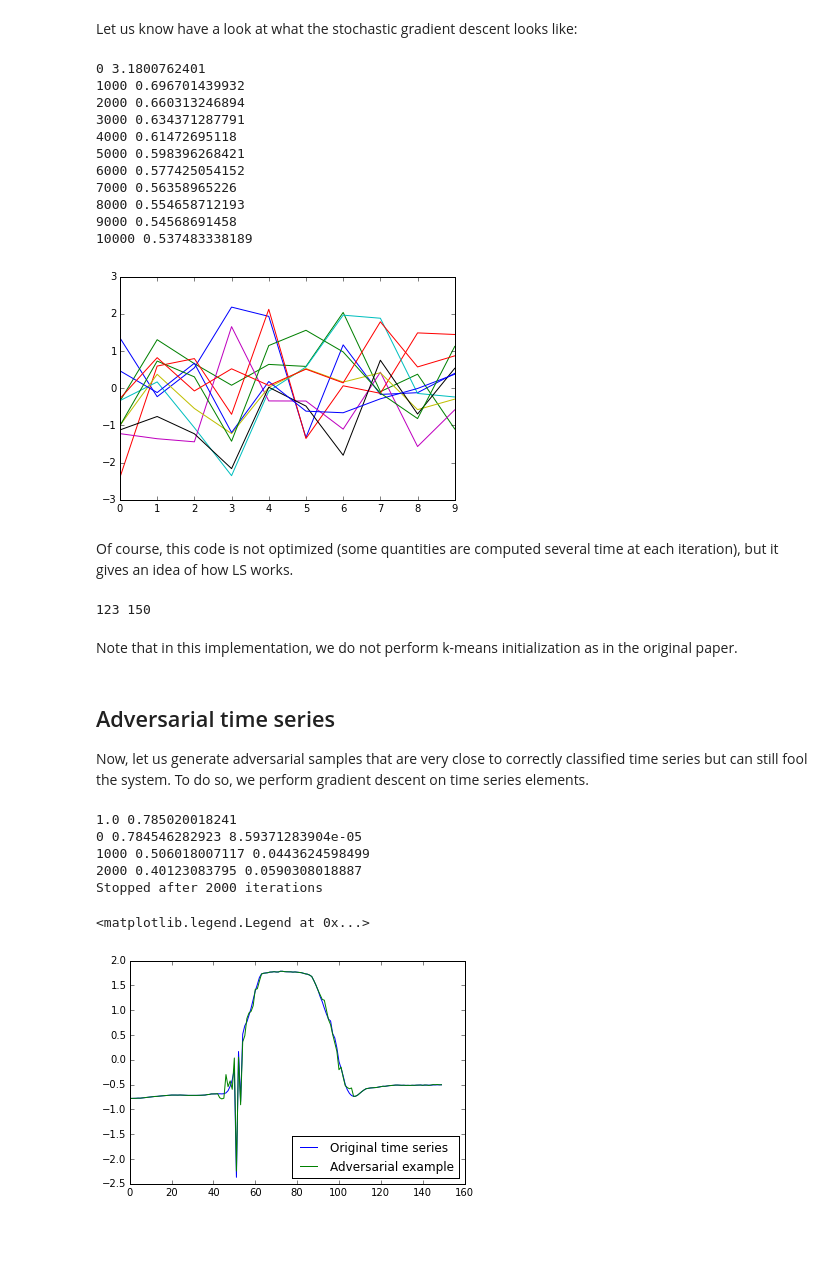
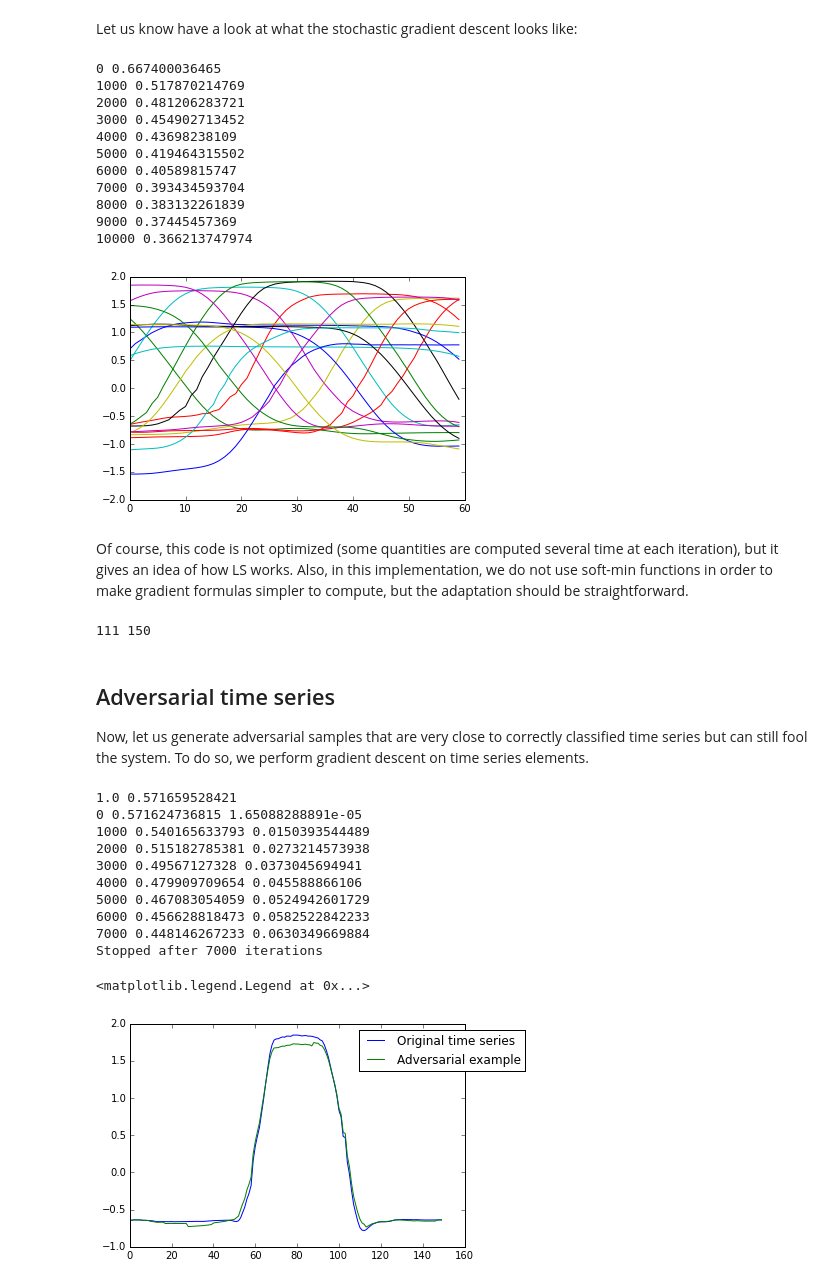
Before and after one commit to afcarl/Homework-1, a Jupyter notebook: pynb/learning_shapelets.ipynb, the cells around one changed output. Drawn from its saved outputs; the diff is of its cells as text; code cells hidden in the pictures; blank space fills up the shorter version.

Commit message:
Adversarial training for LS updated

```diff
--- a/pynb/learning_shapelets.ipynb
+++ b/pynb/learning_shapelets.ipynb
@@ -102,0 +96,17 @@ print(loss(x_train, y_train, shapelets, weights, lambda_w))
+# %%
+def init_shapelets_kmeans(time_series, K, L, n_draw=10000):
+    n_ts, ts_len, d = time_series.shape
+    indices_ts = numpy.random.choice(n_ts, size=n_draw, replace=True)
+    indices_time = numpy.random.choice(ts_len - L + 1, size=n_draw, replace=True)
+    subseries = numpy.zeros((n_draw, L, d))
+    for i in range(n_draw):
+        subseries[i] = time_series[indices_ts[i], indices_time[i]:indices_time[i] + L]
+    subseries = subseries.reshape((n_draw, L * d))
+    return KMeans(n_clusters=K).fit(subseries).cluster_centers_.reshape((K, L, d))
+
+n_shapelets = 20
+sz = 60
+lambda_w = 0.01
+shapelets = init_shapelets_kmeans(x_train, n_shapelets, sz)
+weights = numpy.random.randn(n_shapelets + 1)
+print(loss(x_train, y_train, shapelets, weights, lambda_w))
@@ -121,24 +133,24 @@ for i in range(10001):  # 10k iterations
     if i % 1000 == 0:
         print(i, loss(x_train, y_train, shapelets, weights, lambda_w=0.01))
 # %% [output]
-0 3.1800762401
-1000 0.696701439932
-2000 0.660313246894
-3000 0.634371287791
-4000 0.61472695118
-5000 0.598396268421
-6000 0.577425054152
-7000 0.56358965226
-8000 0.554658712193
-9000 0.54568691458
-10000 0.537483338189
+0 0.667400036465
+1000 0.517870214769
+2000 0.481206283721
+3000 0.454902713452
+4000 0.43698238109
+5000 0.419464315502
+6000 0.40589815747
+7000 0.393434593704
+8000 0.383132261839
+9000 0.37445457369
+10000 0.366213747974
 # %%
 for shp in shapelets:
     plt.plot(numpy.arange(shp.shape[0]), shp)
 # %% [output]
-[figure, old version]
+[figure, new version]
 # %% [markdown]
-Of course, this code is not optimized (some quantities are computed several time at each iteration), but it gives an idea of how LS works.
+Of course, this code is not optimized (some quantities are computed several time at each iteration), but it gives an idea of how LS works. Also, in this implementation, we do not use soft-min functions in order to make gradient formulas simpler to compute, but the adaptation should be straightforward.
 # %%
 n_correct = 0
 for idx_test in range(x_test.shape[0]):
@@ -147,9 +159,7 @@ for idx_test in range(x_test.shape[0]):
         n_correct += 1
 print(n_correct, x_test.shape[0])
 # %% [output]
-123 150
+111 150
-# %% [markdown]
-Note that in this implementation, we do not perform k-means initialization as in the original paper.
 # %% [markdown]
 ## Adversarial time series
 
@@ -167,7 +177,7 @@ def grad_Rij(ts_i, target_label, shapelets, weights):
         dYi_dTij[j_star:j_star+sz] += weights[k+1] * (ts_i[j_star:j_star+sz] - shapelets[k]) / sz
     return dL_dYi * dYi_dTij
 
-idx_ts = 47
+idx_ts = 0
 ts_i = x_train[idx_ts].copy()
 y_true = y_train[idx_ts]
 y_target = 1 - y_true
@@ -175,11 +185,11 @@ y_target = 1 - y_true
 print(y_true, predict(ts_i, shapelets, weights))
 
 eta = 0.001
-lambda_res = .5
+lambda_res = .1
 residual = numpy.zeros(ts_i.shape)
 for niter in range(50001):
     residual -= eta * grad_Rij(ts_i, y_target, shapelets, weights)
-    residual -= eta * lambda_res * residual
+    residual *= (1 - eta * lambda_res)
     ts_i = x_train[idx_ts] + residual
     if niter % 1000 == 0:
         print(niter, predict(ts_i, shapelets, weights),
@@ -188,16 +198,21 @@ for niter in range(50001):
             print("Stopped after %d iterations" % niter)
             break
 # %% [output]
-1.0 0.785020018241
-0 0.784546282923 8.59371283904e-05
-1000 0.506018007117 0.0443624598499
-2000 0.40123083795 0.0590308018887
-Stopped after 2000 iterations
+1.0 0.571659528421
+0 0.571624736815 1.65088288891e-05
+1000 0.540165633793 0.0150393544489
+2000 0.515182785381 0.0273214573938
+3000 0.49567127328 0.0373045694941
+4000 0.479909709654 0.045588866106
+5000 0.467083054059 0.0524942601729
+6000 0.456628818473 0.0582522842233
+7000 0.448146267233 0.0630349669884
+Stopped after 7000 iterations
 # %%
 L = ts_i.shape[0]
-plt.plot(numpy.arange(L), x_train[47], label="Original time series")
+plt.plot(numpy.arange(L), x_train[idx_ts], label="Original time series")
 plt.plot(numpy.arange(L), ts_i, label="Adversarial example")
-plt.legend(loc="lower right")
+plt.legend(bbox_to_anchor=(1.2, 1))
 # %% [output]
 <matplotlib.legend.Legend at 0x...>
-[figure, old version]
+[figure, new version]
```
Also changed, not shown: parts of 3 cells of this notebook.
